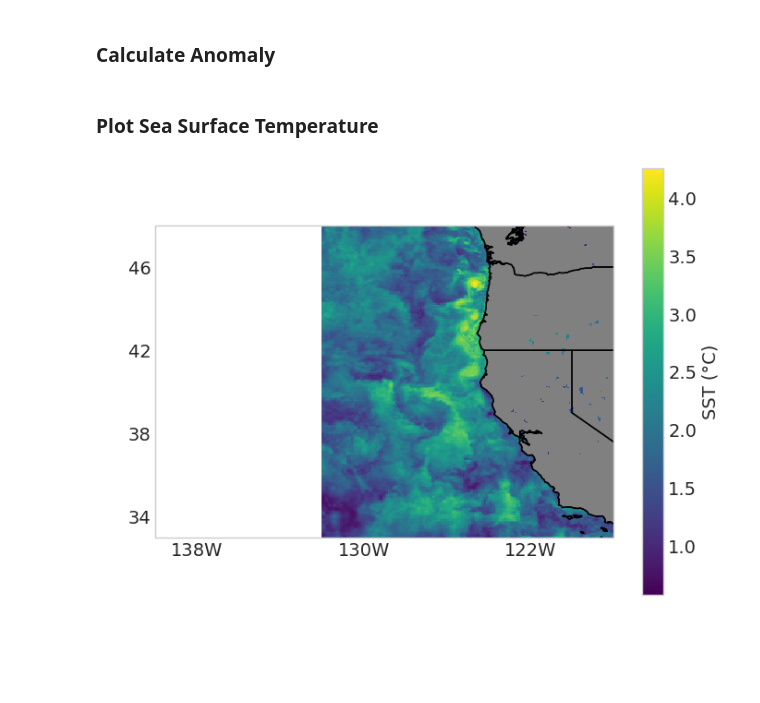
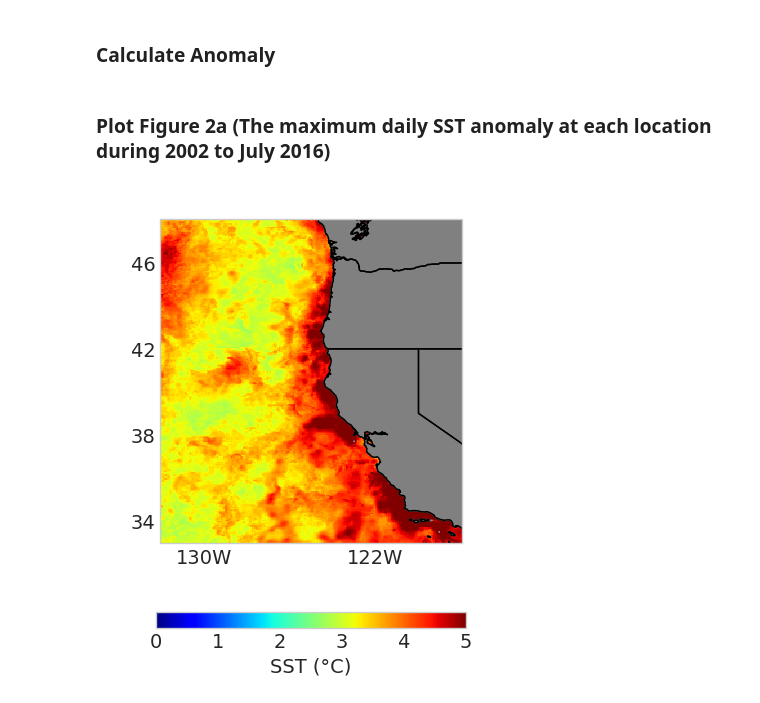
Before and after one commit to UCB-stat-159-s23/hw03-group23, a Jupyter notebook: climate-Q5.ipynb, the cells around one changed output. Saved outputs shown, nothing was run; the diff lists cells and outputs as text; code cells hidden in the pictures; blank space fills up the shorter version.

Commit message:
Combined climate-Q5 and Q5-edit.

```diff
--- a/climate-Q5.ipynb
+++ b/climate-Q5.ipynb
@@ -44,21 +59,45 @@ anomaly_in_C = ((ds_2016_grouped['analysed_sst']-273.15) - (ds_2012_grouped['ana
+# %%
+#create a DataArray with the max_anomaly_location
+da = xr.DataArray(
+    data=max_anomaly_location,
+    dims=["lat", "lon"],
+    coords=dict(
+        lat=(["lat"], anomaly_in_C.lat.data),
+        lon=(["lon"], anomaly_in_C.lon.data),
+    ),
+    attrs=dict(
+        description="SST temperature.",
+        units="SST (°C)",
+    ),
+)
 # %% [markdown]
-### Plot Sea Surface Temperature
+### Plot Figure 2a (The maximum daily SST anomaly at each location during 2002 to July 2016)
 # %%
+#Add color bar and projection
 ax = plt.subplot(projection=crs)
-anomaly_in_C[0, :, :].plot(ax=ax, transform=crs)
+da.plot(ax=ax, transform=crs, vmin=0, vmax=5, cmap='jet', cbar_kwargs={'ticks': [0, 1, 2, 3, 4, 5],
+                                           'location':'bottom',
+                                          'shrink':0.5,
+                                           'label':'SST (°C)',
+                                          })
+
 
 # Plot on a map
-ax.coastlines("10m", color="k")
-ax.add_feature(cfeature.LAND, color="grey")
-ax.add_feature(cfeature.STATES.with_scale("10m"))
+ax.coastlines("10m", color="k", zorder = 2)
+ax.add_feature(cfeature.LAND, color="grey", zorder = 2)
+ax.add_feature(cfeature.STATES.with_scale("10m"), zorder = 2)
+
 
 # Add labels
 plt.xlabel(" ")
 plt.ylabel(" ")
 plt.title(" ")
-plt.xlim(-140, -118)
-plt.ylim(33, 48)
-plt.xticks([-138, -130, -122], ['138W', '130W', '122W']);
-plt.yticks([34, 38, 42, 46], ['34', '38', '42', '46']);
+#plt.xlim(-138, -118)
+#plt.ylim(33, 48)
+plt.xticks([-130, -122], ['130W', '122W'])
+plt.yticks([34, 38, 42, 46], ['34', '38', '42', '46'])
+
+### Image Output ###
+plt.savefig('./outputs/climate-Q5-Figure2a.png');
 # %% [output]
-[figure, old version]
+[figure, new version]
```
Also changed, not shown: parts of 6 cells of this notebook, 2 other files.
